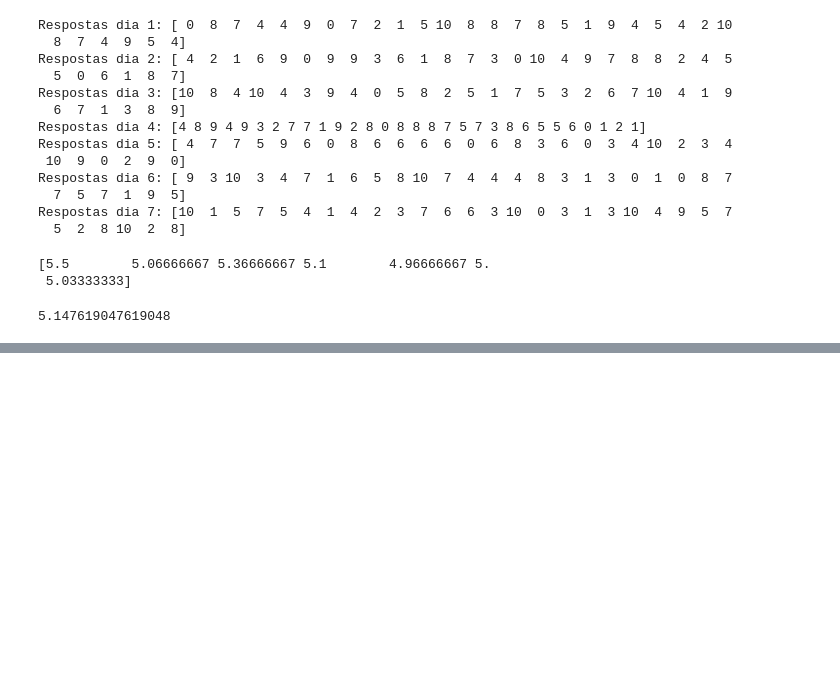
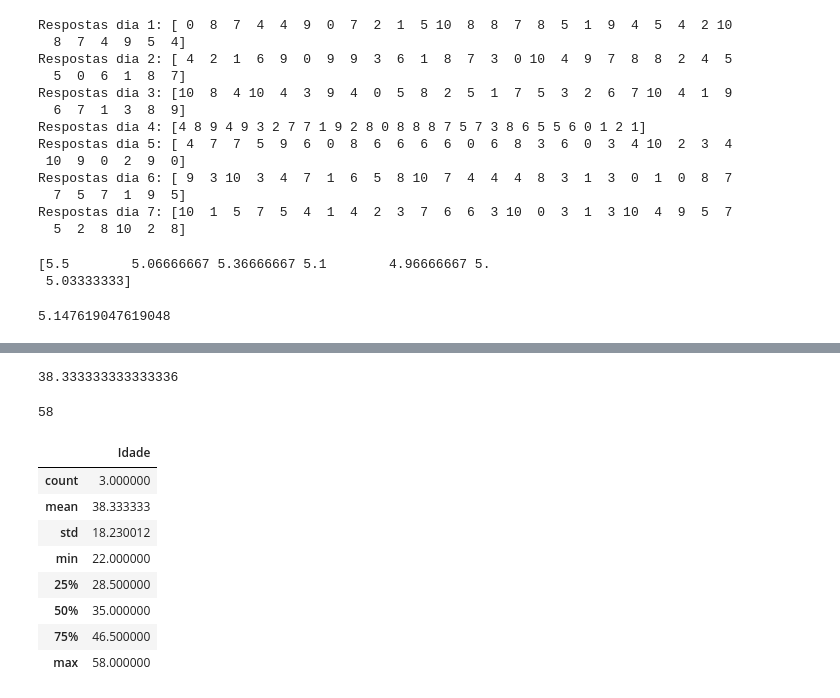
Before and after one commit to stephanyresque/Ciencia-de-dados-2, a Jupyter notebook: 26_09_24.ipynb, the cells around one changed output, grey strips where cells are left out. Drawn from its saved outputs; the diff is of its cells as text; code cells hidden in the pictures; blank space fills up the shorter version.

```diff
--- a/26_09_24.ipynb
+++ b/26_09_24.ipynb
@@ -271,0 +274,12 @@ print(media_geral)
+# %%
+#construindo um dataframe
+
+dados = {
+    "Nome": [
+        "João da Silva Santos",
+        "Maria Aparecida Souza",
+        "Igor Soares Costa",
+    ],
+    "Idade": [22, 35, 58],
+    "Profissão": ["professor", "médica", "professor"],
+}
@@ -271,0 +288,4 @@ print(media_geral)
+# %%
+df = pd.DataFrame(dados)
+
+df
@@ -271,0 +359,20 @@ print(media_geral)
+# %%
+df['Idade'].mean()
+# %% [output]
+38.333333333333336
+# %%
+df['Idade'].max()
+# %% [output]
+58
+# %%
+df.describe() #por padrão para tipos numéricos
+# %% [output]
+|  | Idade |
+| count | 3.000000 |
+| mean | 38.333333 |
+| std | 18.230012 |
+| min | 22.000000 |
+| 25% | 28.500000 |
+| 50% | 35.000000 |
+| 75% | 46.500000 |
+| max | 58.000000 |
```
Also changed, not shown: parts of 15 cells of this notebook.
